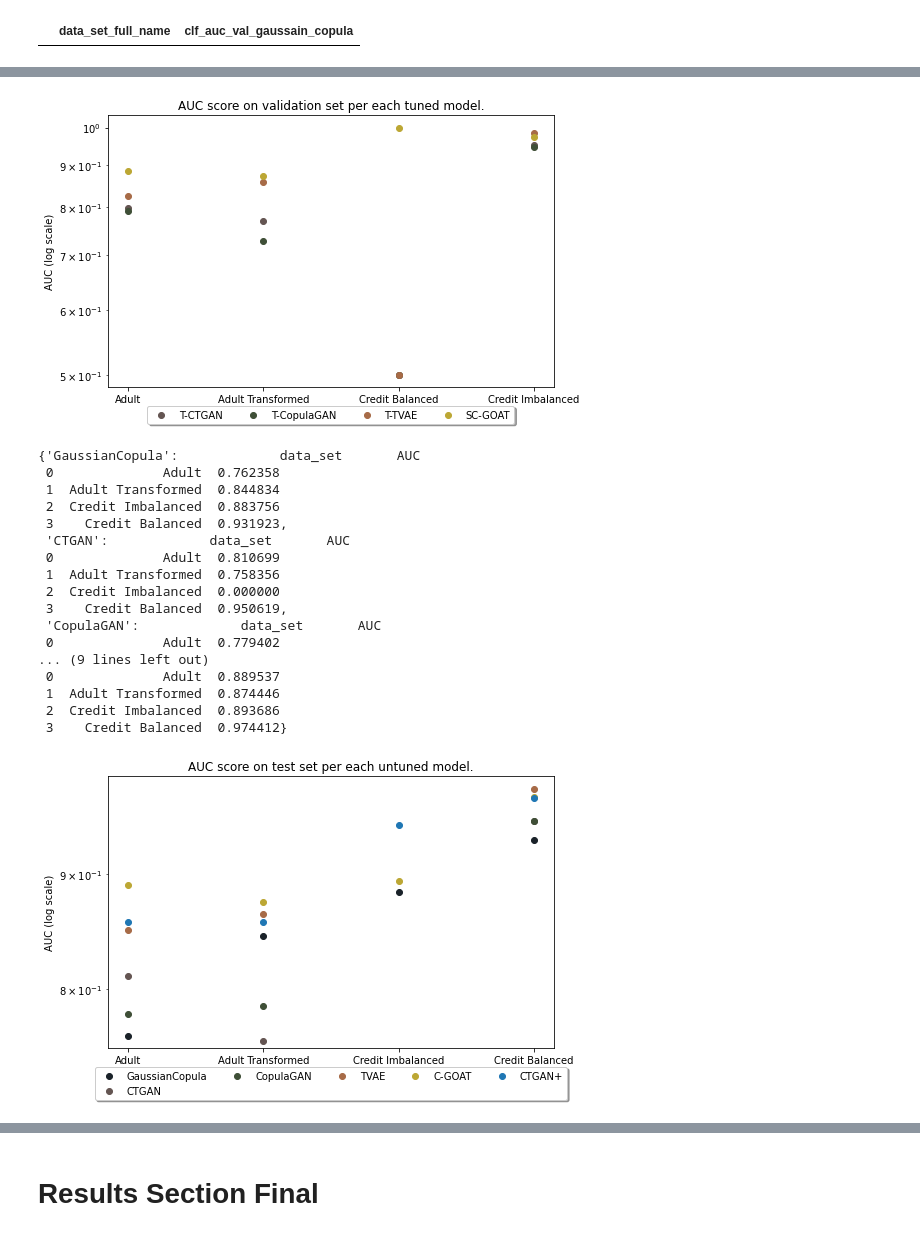
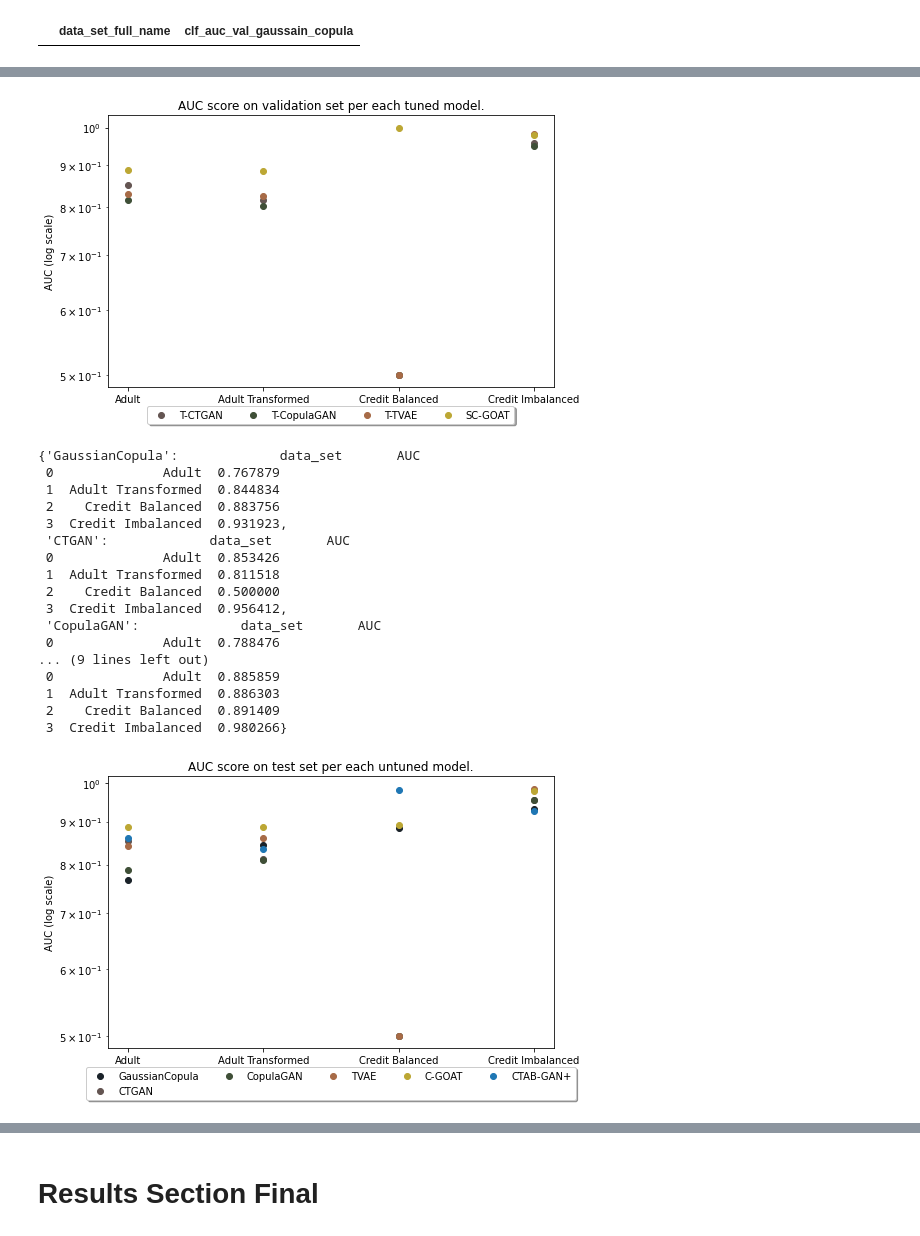
Before and after one commit to shinnasa/SC-GOAT, a Jupyter notebook: code/CollectResults.ipynb, the cells around one changed output, grey strips where cells are left out. Cells and saved outputs as stored; diff of their text form; code cells hidden in the pictures.

Commit message:
Support generating experiments results and figures

```diff
--- a/code/CollectResults.ipynb
+++ b/code/CollectResults.ipynb
@@ -87,7 +87,7 @@ df_all_results_baseline_real_data_performance = pd.DataFrame({'data_set_full_nam
 file_name_clf_best_params = 'models_clf_best_param_xgboost'
 file_name_alpha_params_sitory = 'models_params_alpha_history'
 file_name_individual_clf_auc = 'models_clf_auc_score_and_time_per_each_individual_model'
-directory_name_output = '../data/output'
+directory_name_output = '../data/output/ES10/'
 directory_name_history = '../data/history'
 
 print('file_name_clf_best_params: ', file_name_clf_best_params)
@@ -1410,6 +1410,13 @@ def generateDataFrameAllModelsResults(metric:str, tuned:bool):
         dict_results[model_TVAE] = df_tvae_results.rename(columns={'data_set_full_name' : 'data_set', 'clf_auc_' + metric + '_tvae' : 'AUC'})
         dict_results[model_CGOAT] = df_temp_our_method.rename(columns={'data_set_full_name' : 'data_set', metric + '_roc' : 'AUC'})
 
+        datasets = [adut_data_set, encoded_adut_data_set, balanced_credit_card_data_set, imbalanced_credit_card_data_set]
+        dict_results[model_GaussianCopula].data_set = datasets
+        dict_results[model_CTGAN].data_set = datasets
+        dict_results[model_CopulaGAN].data_set = datasets
+        dict_results[model_TVAE].data_set = datasets
+        dict_results[model_CGOAT].data_set = datasets
+
     return dict_results
 # %%
 results_untuned_val = generateDataFrameAllModelsResults('val', False)
@@ -1447,8 +1454,8 @@ results_untuned_val
 # %%
 #results CTGAN+
 datasets = [adut_data_set, encoded_adut_data_set, balanced_credit_card_data_set, imbalanced_credit_card_data_set]
-ctgan_plus_auc_test_adult = 0.8684
-ctgan_plus_auc_test_ecnoded_adult = 0.8358
+ctgan_plus_auc_test_adult = 0.8614
+ctgan_plus_auc_test_ecnoded_adult = 0.8341
 ctgan_plus_auc_test_balanced_credit = 0.981
 ctgan_plus_auc_test_imbalanced_credit = 0.9267
 ctgan_plus_auc_test_results = pd.DataFrame({'data' : datasets, 'AUC' : [ctgan_plus_auc_test_adult, ctgan_plus_auc_test_ecnoded_adult, ctgan_plus_auc_test_balanced_credit, ctgan_plus_auc_test_imbalanced_credit]})
@@ -1488,43 +1495,43 @@ plt.savefig("../data/figures/results_tuned_models_validation.jpg", bbox_inches='
 plt.show()
 plt.close()
 # %% [output]
-[figure, old version]
+[figure, new version]
 # %%
 results_untuned_test
 # %% [output]
 {'GaussianCopula':             data_set       AUC
- 0              Adult  0.762358
+ 0              Adult  0.767879
  1  Adult Transformed  0.844834
- 2  Credit Imbalanced  0.883756
- 3    Credit Balanced  0.931923,
+ 2    Credit Balanced  0.883756
+ 3  Credit Imbalanced  0.931923,
  'CTGAN':             data_set       AUC
- 0              Adult  0.810699
- 1  Adult Transformed  0.758356
- 2  Credit Imbalanced  0.000000
- 3    Credit Balanced  0.950619,
+ 0              Adult  0.853426
+ 1  Adult Transformed  0.811518
+ 2    Credit Balanced  0.500000
+ 3  Credit Imbalanced  0.956412,
  'CopulaGAN':             data_set       AUC
- 0              Adult  0.779402
+ 0              Adult  0.788476
 ... (9 lines left out)
- 0              Adult  0.889537
- 1  Adult Transformed  0.874446
- 2  Credit Imbalanced  0.893686
- 3    Credit Balanced  0.974412}
+ 0              Adult  0.885859
+ 1  Adult Transformed  0.886303
+ 2    Credit Balanced  0.891409
+ 3  Credit Imbalanced  0.980266}
 # %%
 plt.figure(figsize=(8, 5))
 for key in results_untuned_test.keys():
     color_ = colors_methods[key]
     plt.scatter(results_untuned_test[key]['data_set'], results_untuned_test[key]['AUC'], color = color_, label=key)
-plt.scatter(ctgan_plus_auc_test_results['data'], ctgan_plus_auc_test_results['AUC'],label='CTGAN+')
+plt.scatter(ctgan_plus_auc_test_results['data'], ctgan_plus_auc_test_results['AUC'],label='CTAB-GAN+')
 plt.legend(loc='upper center', bbox_to_anchor=(0.5, -0.05), fancybox=True, shadow=True, ncol=5)
 plt.yscale("log")
 # plt.ylim([0.7, 1.0])
 plt.ylabel("AUC (log scale)")
 plt.title("AUC score on test set per each untuned model.")
 plt.savefig("../data/figures/results_untuned_models_test.jpg", bbox_inches='tight')
 plt.show()
 plt.close()
 # %% [output]
-[figure, old version]
+[figure, new version]
 # %%
 plt.figure(figsize=(8, 5))
 for key in results_tuned_test.keys():
```
Also changed, not shown: parts of 108 cells of this notebook.
